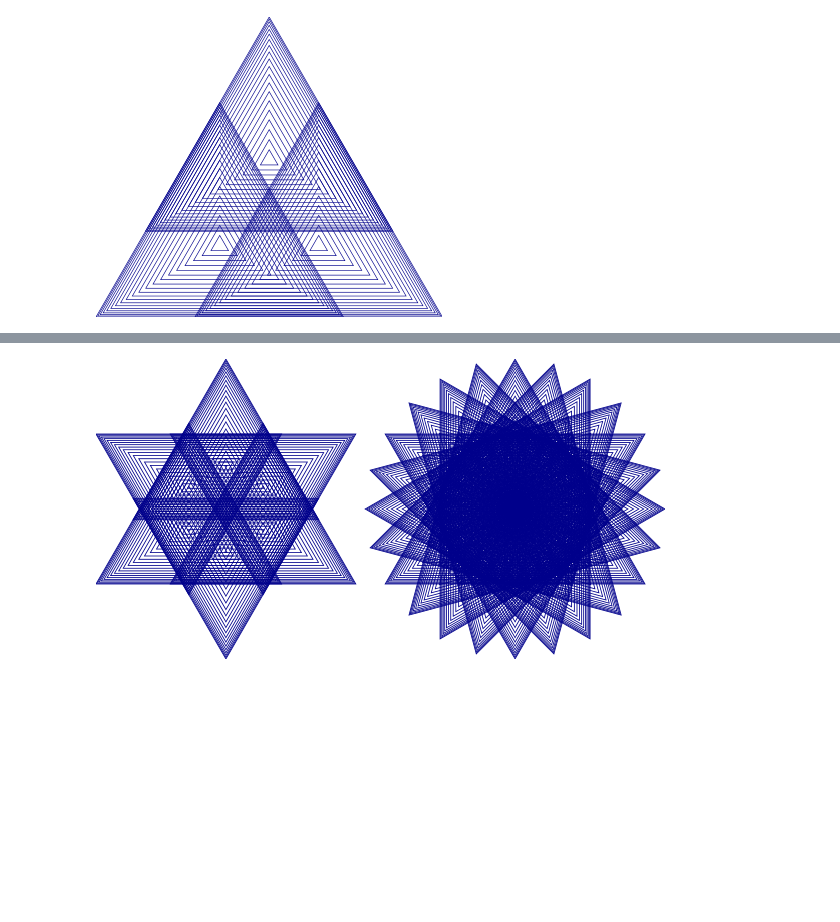
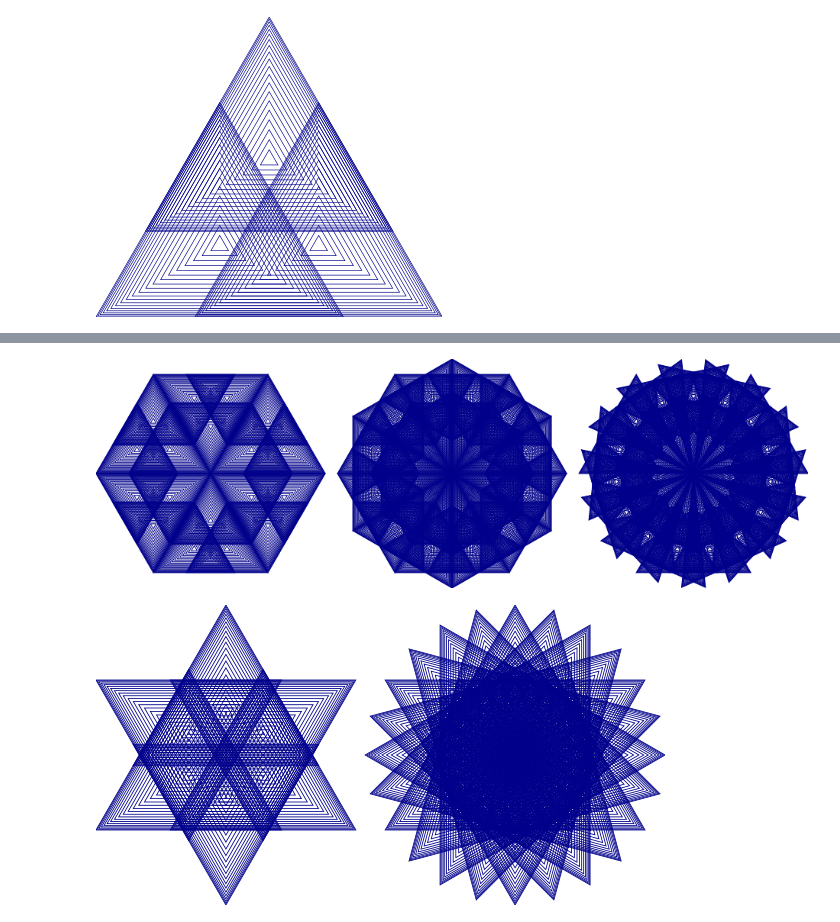
Before and after one commit to alech/generative-gif-circles, a Jupyter notebook: Diagram Experiments 20180921.ipynb, the cells around one changed output, grey strips where cells are left out. Drawn from its saved outputs; the diff is of its cells as text; code cells hidden in the pictures; blank space fills up the shorter version.

```diff
--- a/Diagram Experiments 20180921.ipynb
+++ b/Diagram Experiments 20180921.ipynb
@@ -34,3 +35,8 @@ diagram $ combined `atop` (combined # rotateBy 0.5)
+# %%
+combinedTR n = mconcat $ map (\i -> combinedT # rotate (i*360/n @@ deg)) [0..(n-1)]
+diagram $ hsep 3 [combinedTR 6, combinedTR 12, combinedTR 15]
+# %% [output]
+[figure, added]
 # %%
 combineN n = mconcat $ map (\i -> combined # rotateBy (1/n*i)) [0..n-1]
 # %%
```
Also changed, not shown: parts of 4 cells of this notebook, 6 other files.
